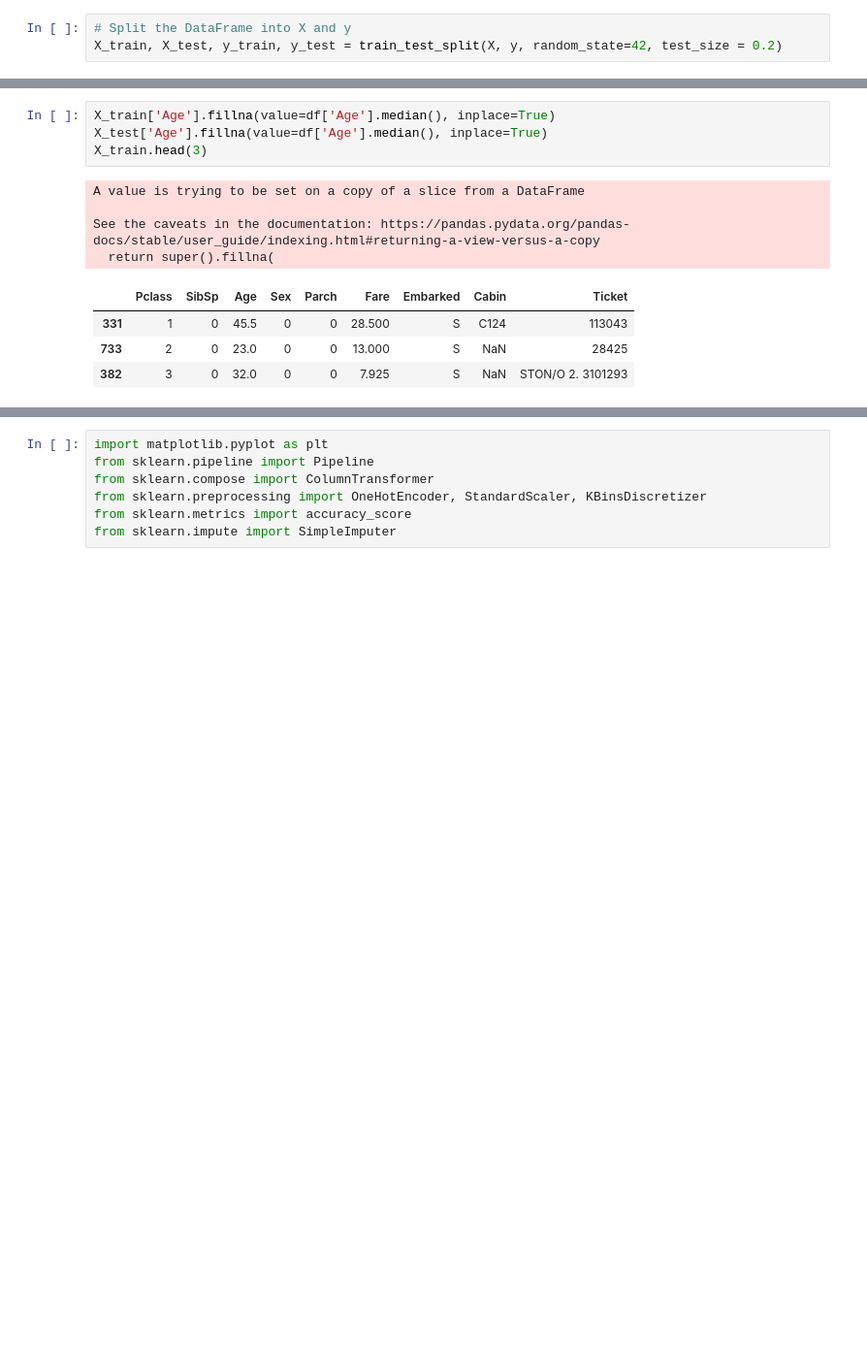
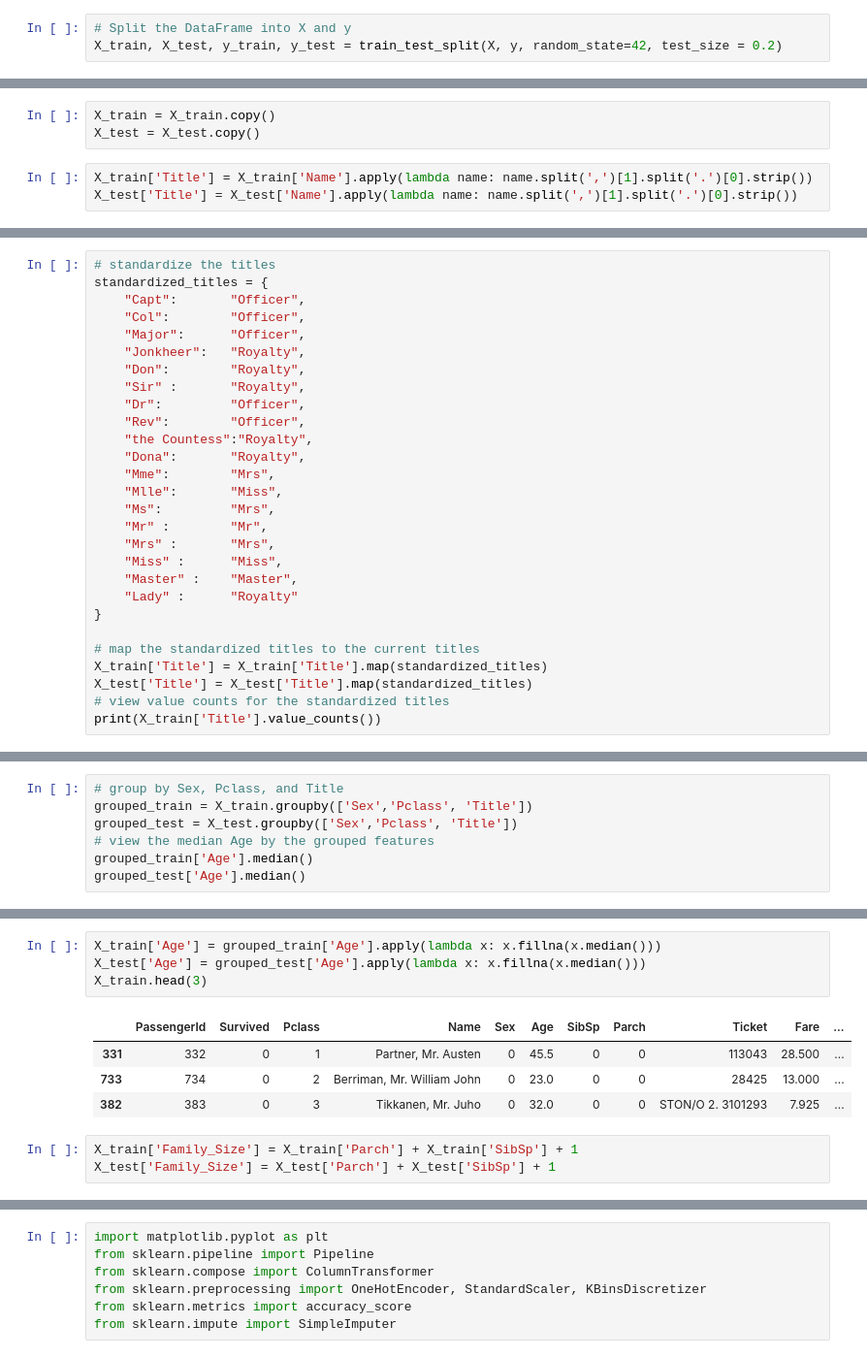
Before and after one commit to fkosse/bootcamp_projects, a Jupyter notebook: week_02/Random_Forest_with_Titanic.ipynb, the cells around one changed output, grey strips where cells are left out. Shown: that part at 97% size. Cells and saved outputs as stored; diff of their text form; blank space fills up the shorter version.

```diff
--- a/week_02/Random_Forest_with_Titanic.ipynb
+++ b/week_02/Random_Forest_with_Titanic.ipynb
@@ -48,0 +49,6 @@ X_train.shape, X_test.shape
+# %%
+X_train = X_train.copy()
+X_test = X_test.copy()
+# %%
+X_train['Title'] = X_train['Name'].apply(lambda name: name.split(',')[1].split('.')[0].strip())
+X_test['Title'] = X_test['Name'].apply(lambda name: name.split(',')[1].split('.')[0].strip())
@@ -48,0 +82,28 @@ X_train.shape, X_test.shape
+# %%
+# standardize the titles
+standardized_titles = {
+    "Capt":       "Officer",
+    "Col":        "Officer",
+    "Major":      "Officer",
+    "Jonkheer":   "Royalty",
+    "Don":        "Royalty",
+    "Sir" :       "Royalty",
+    "Dr":         "Officer",
+    "Rev":        "Officer",
+    "the Countess":"Royalty",
+    "Dona":       "Royalty",
+    "Mme":        "Mrs",
+    "Mlle":       "Miss",
+    "Ms":         "Mrs",
+    "Mr" :        "Mr",
+    "Mrs" :       "Mrs",
+    "Miss" :      "Miss",
+    "Master" :    "Master",
+    "Lady" :      "Royalty"
+}
+
+# map the standardized titles to the current titles
+X_train['Title'] = X_train['Title'].map(standardized_titles)
+X_test['Title'] = X_test['Title'].map(standardized_titles)
+# view value counts for the standardized titles
+print(X_train['Title'].value_counts())
@@ -67,0 +127,7 @@ See the caveats in the documentation: https://pandas.pydata.org/pandas-docs/stab
+# %%
+# group by Sex, Pclass, and Title
+grouped_train = X_train.groupby(['Sex','Pclass', 'Title'])
+grouped_test = X_test.groupby(['Sex','Pclass', 'Title'])
+# view the median Age by the grouped features
+grouped_train['Age'].median()
+grouped_test['Age'].median()
@@ -68,13 +152,12 @@ See the caveats in the documentation: https://pandas.pydata.org/pandas-docs/stab
 # %%
-X_train['Age'].fillna(value=df['Age'].median(), inplace=True)
-X_test['Age'].fillna(value=df['Age'].median(), inplace=True)
+X_train['Age'] = grouped_train['Age'].apply(lambda x: x.fillna(x.median()))
+X_test['Age'] = grouped_test['Age'].apply(lambda x: x.fillna(x.median()))
 X_train.head(3)
 # %% [output]
-A value is trying to be set on a copy of a slice from a DataFrame
-
-See the caveats in the documentation: https://pandas.pydata.org/pandas-docs/stable/user_guide/indexing.html#returning-a-view-versus-a-copy
-  return super().fillna(
-|  | Pclass | SibSp | Age | Sex | Parch | Fare | Embarked | Cabin | Ticket |
-| 331 | 1 | 0 | 45.5 | 0 | 0 | 28.500 | S | C124 | 113043 |
-| 733 | 2 | 0 | 23.0 | 0 | 0 | 13.000 | S | NaN | 28425 |
-| 382 | 3 | 0 | 32.0 | 0 | 0 | 7.925 | S | NaN | STON/O 2. 3101293 |
+|  | PassengerId | Survived | Pclass | Name | Sex | Age | SibSp | Parch | Ticket | Fare | ... |
+| 331 | 332 | 0 | 1 | Partner, Mr. Austen | 0 | 45.5 | 0 | 0 | 113043 | 28.500 | ... |
+| 733 | 734 | 0 | 2 | Berriman, Mr. William John | 0 | 23.0 | 0 | 0 | 28425 | 13.000 | ... |
+| 382 | 383 | 0 | 3 | Tikkanen, Mr. Juho | 0 | 32.0 | 0 | 0 | STON/O 2. 3101293 | 7.925 | ... |
+# %%
+X_train['Family_Size'] = X_train['Parch'] + X_train['SibSp'] + 1
+X_test['Family_Size'] = X_test['Parch'] + X_test['SibSp'] + 1
```
Also changed, not shown: parts of 38 cells of this notebook, 8 other files.
